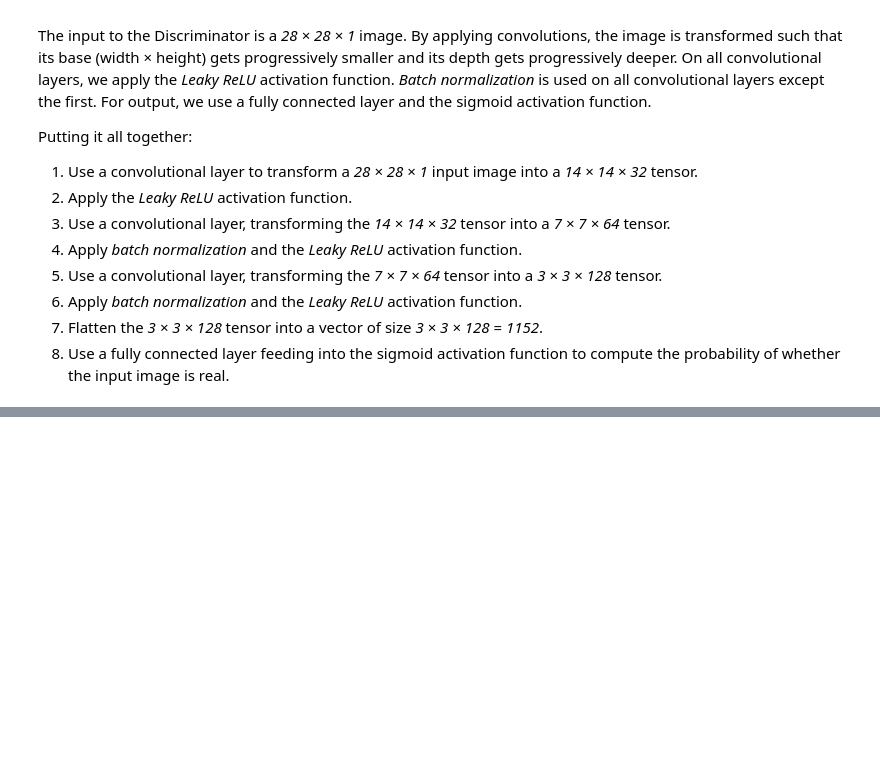
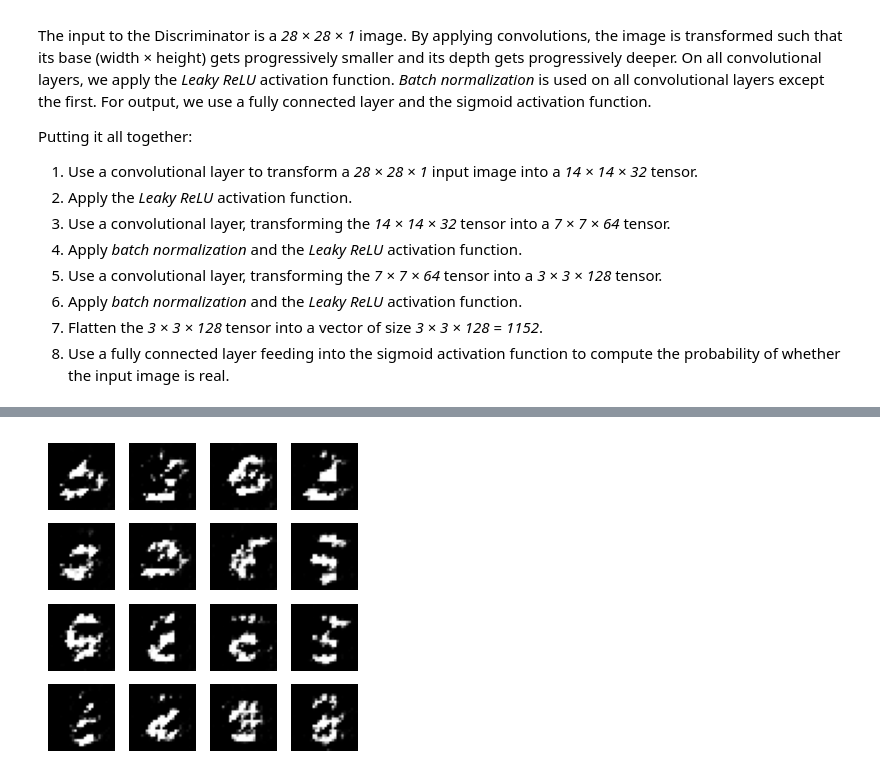
Before and after one commit to sulaiman-shamasna/GANs, a Jupyter notebook: DCGANs.ipynb, the cells around one changed output, grey strips where cells are left out. Cells and saved outputs as stored; diff of their text form; code cells hidden in the pictures; blank space fills up the shorter version.

```diff
--- a/DCGANs.ipynb
+++ b/DCGANs.ipynb
@@ -31,16 +41,16 @@ GPU not available. Using CPU.
 # %% [markdown]
 ## Load Dataset
 # %%
-(train_images, train_labels), (_, _) = tf.keras.datasets.mnist.load_data()
+class DataLoader:
+    def __init__(self, config: DCGANConfig):
+        self.config = config
 
-train_images = train_images.reshape(train_images.shape[0], 28, 28, 1).astype('float32')
-train_images = (train_images - 127.5) / 127.5  # Normalize the images to [-1, 1]
-
-BUFFER_SIZE = 60000
-BATCH_SIZE = 256
-
-# Batch and shuffle the data
-train_dataset = tf.data.Dataset.from_tensor_slices(train_images).shuffle(BUFFER_SIZE).batch(BATCH_SIZE)
+    def load_data(self):
+        (train_images, _), (_, _) = tf.keras.datasets.mnist.load_data()
+        train_images = train_images.reshape(train_images.shape[0], 28, 28, 1).astype('float32')
+        train_images = (train_images - 127.5) / 127.5  # Normalize the images to [-1, 1]
+        train_dataset = tf.data.Dataset.from_tensor_slices(train_images).shuffle(self.config.buffer_size).batch(self.config.batch_size)
+        return train_dataset
 # %% [markdown]
 ## Implement the Generator
 ---
@@ -309,2 +252,0 @@ def generate_and_save_images(model, epoch, test_input):
-# %%
-train(train_dataset, EPOCHS)
@@ -338,0 +253,9 @@ embed.embed_file(anim_file)
+# %%
+if __name__ == "__main__":
+    config = DCGANConfig()
+    data_loader = DataLoader(config)
+    train_dataset = data_loader.load_data()
+    dcgan = DCGAN(config)
+    dcgan.train(train_dataset)
+# %% [output]
+[figure, added]
```
Also changed, not shown: parts of 26 cells of this notebook.
